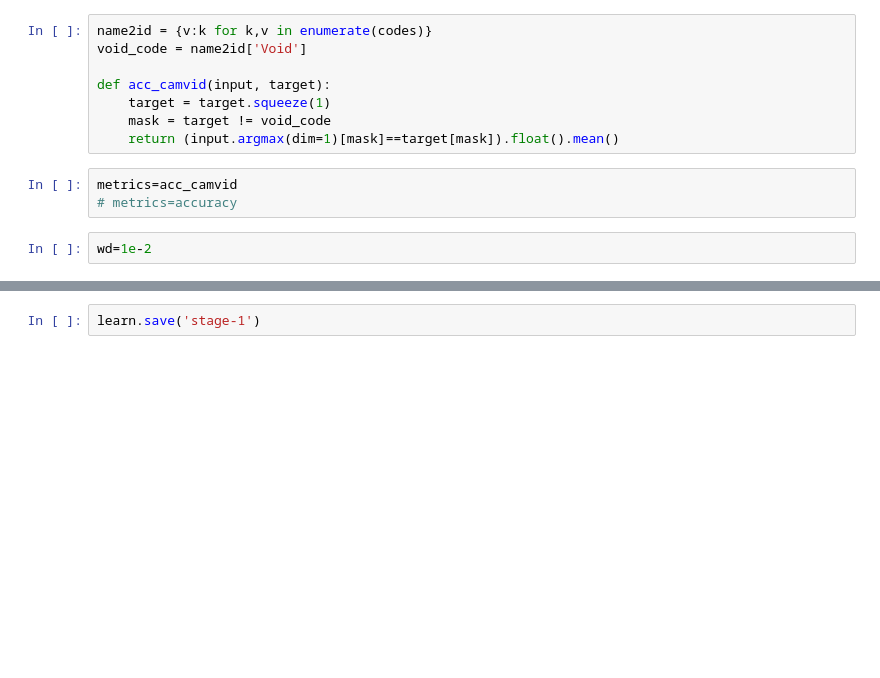
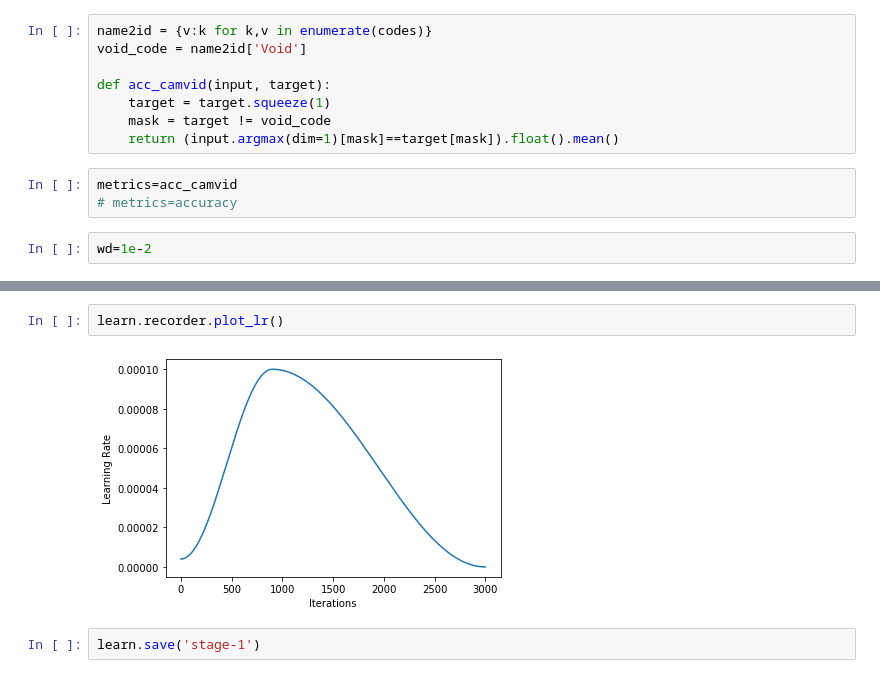
Before and after one commit to ngupta23/fastai_notebooks, a Jupyter notebook: lesson3_camvid.ipynb, the cells around one changed output, grey strips where cells are left out. Cells and saved outputs as stored; diff of their text form; blank space fills up the shorter version.

```diff
--- a/lesson3_camvid.ipynb
+++ b/lesson3_camvid.ipynb
@@ -176,2 +217,6 @@ learn.fit_one_cycle(10, slice(lr), pct_start=0.9)
+# %%
+learn.recorder.plot_lr()
+# %% [output]
+[figure, added]
 # %%
 learn.save('stage-1')
```
Also changed, not shown: parts of 41 cells of this notebook, 2 other files.
